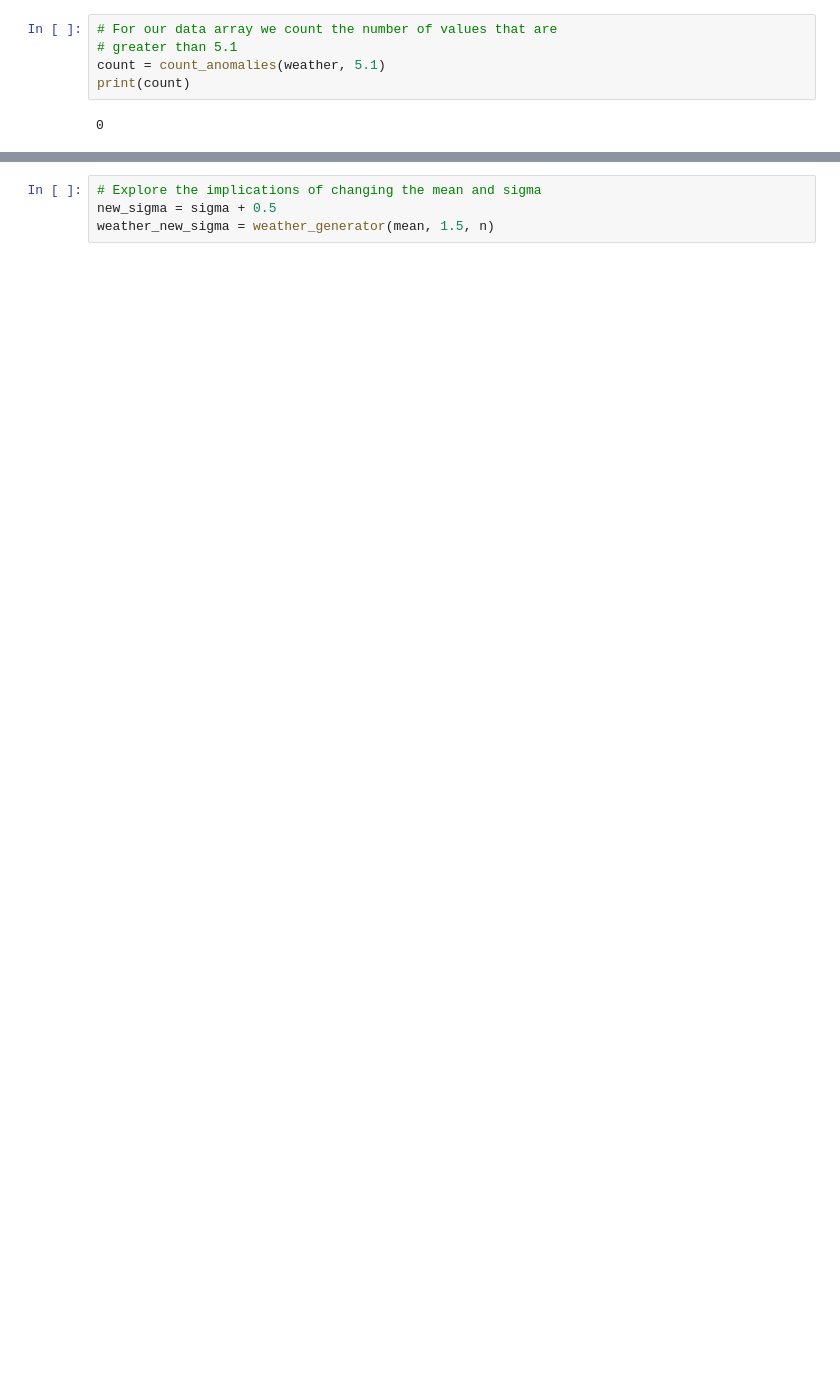
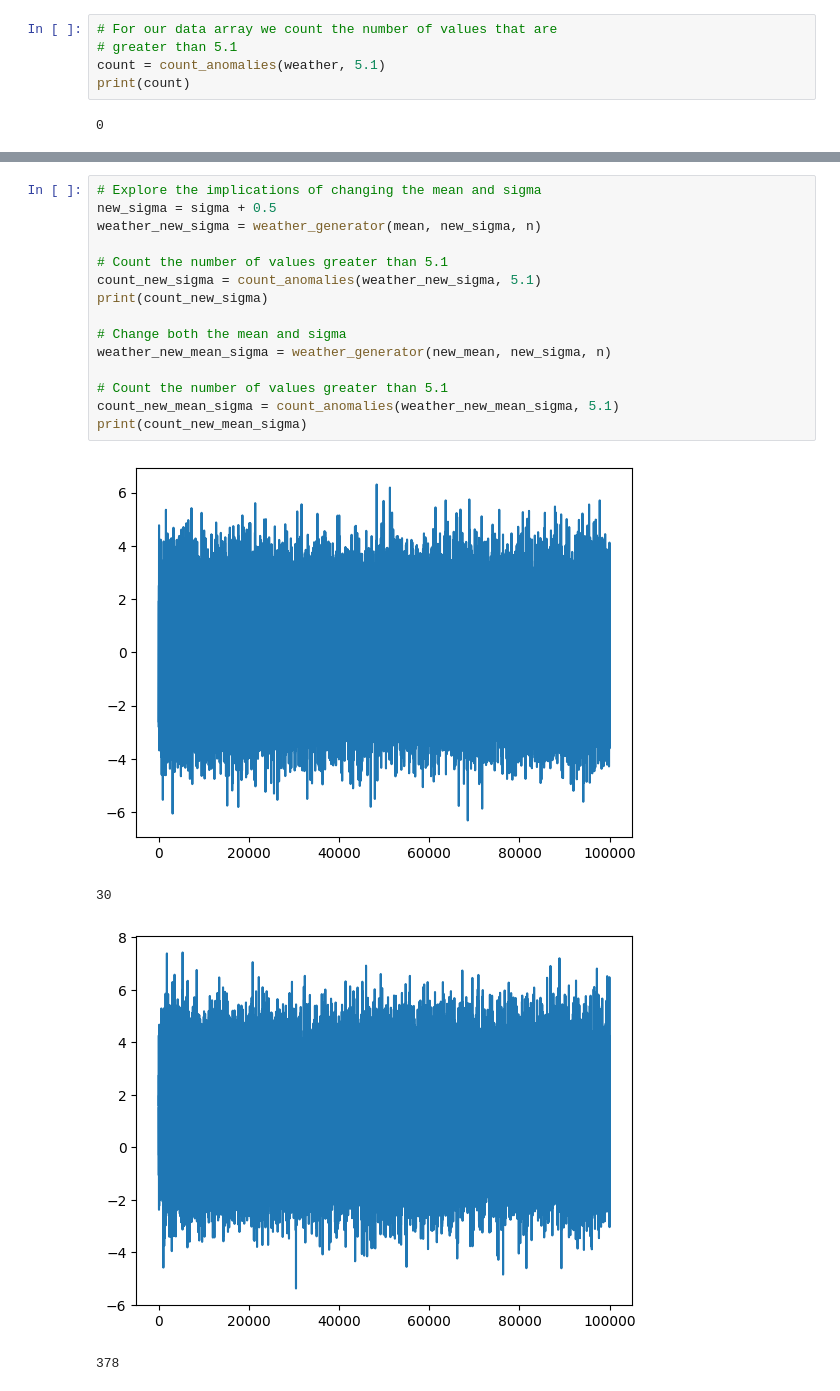
Before and after one commit to benhutchmet/MTMA33_Computing, a Jupyter notebook: practical_4/practical_4.ipynb, the cells around one changed output, grey strips where cells are left out. Saved outputs shown, nothing was run; the diff lists cells and outputs as text; blank space fills up the shorter version.

```diff
--- a/practical_4/practical_4.ipynb
+++ b/practical_4/practical_4.ipynb
@@ -37,4 +53,20 @@ print(new_count)
 # %%
 # Explore the implications of changing the mean and sigma
 new_sigma = sigma + 0.5
-weather_new_sigma = weather_generator(mean, 1.5, n)
+weather_new_sigma = weather_generator(mean, new_sigma, n)
+
+# Count the number of values greater than 5.1
+count_new_sigma = count_anomalies(weather_new_sigma, 5.1)
+print(count_new_sigma)
+
+# Change both the mean and sigma
+weather_new_mean_sigma = weather_generator(new_mean, new_sigma, n)
+
+# Count the number of values greater than 5.1
+count_new_mean_sigma = count_anomalies(weather_new_mean_sigma, 5.1)
+print(count_new_mean_sigma)
+# %% [output]
+[figure, added]
+30
+[figure, added]
+378
```
Also changed, not shown: parts of 4 cells of this notebook.
